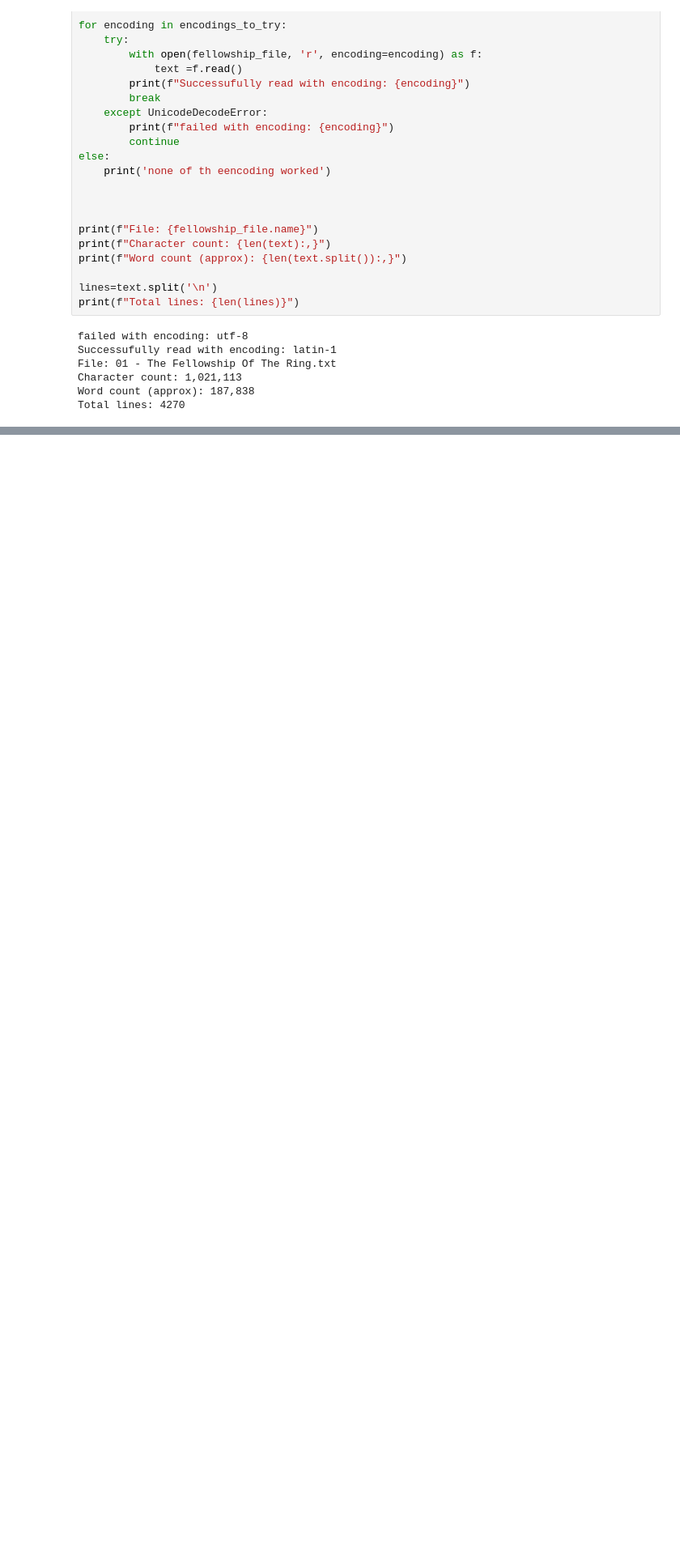
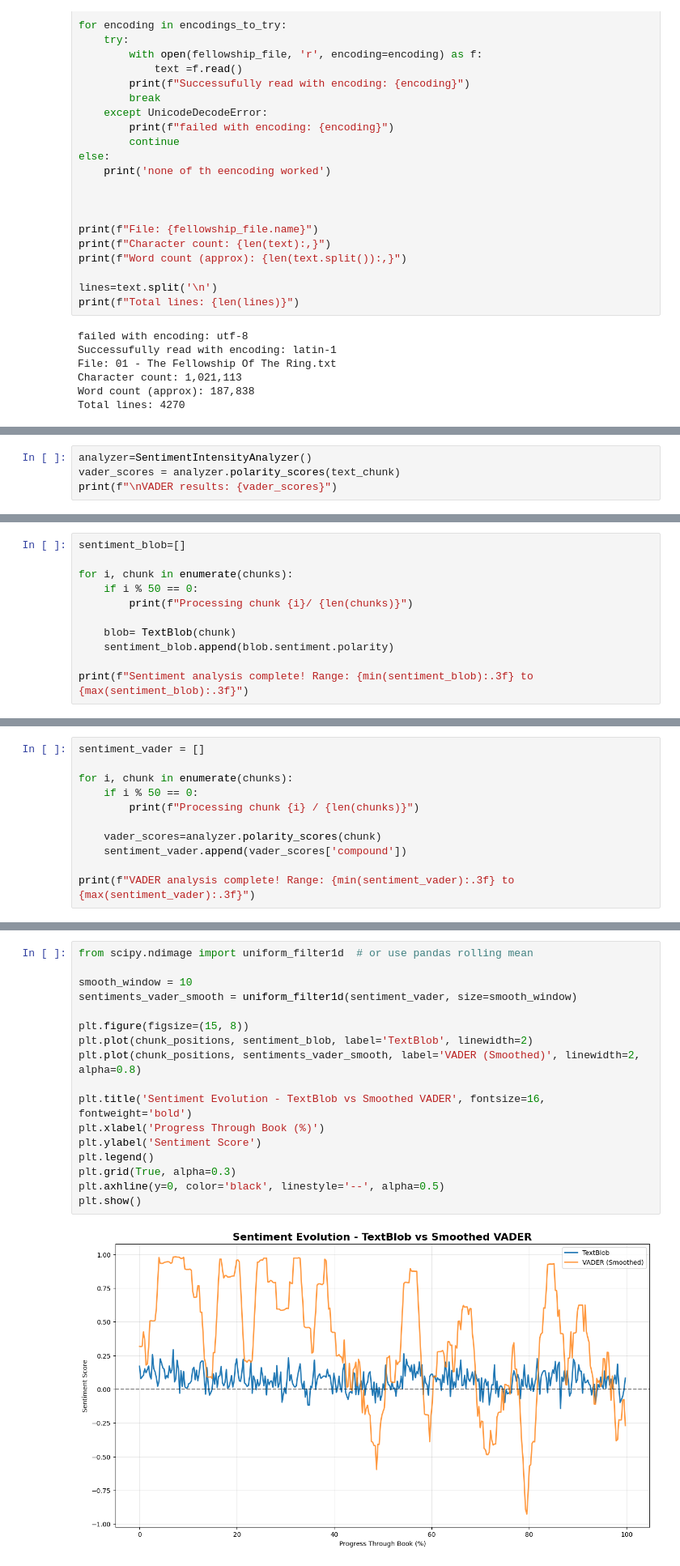
Before and after one commit to LaraN01/CAS_NLP, a Jupyter notebook: Projects/Corpus_task.ipynb, the cells around one changed output, grey strips where cells are left out. Shown at 81% size. Saved outputs shown, nothing was run; the diff lists cells and outputs as text; blank space fills up the shorter version.

```diff
--- a/Projects/Corpus_task.ipynb
+++ b/Projects/Corpus_task.ipynb
@@ -232,0 +300,4 @@ from collections import Counter
+# %%
+analyzer=SentimentIntensityAnalyzer()
+vader_scores = analyzer.polarity_scores(text_chunk)
+print(f"\nVADER results: {vader_scores}")
@@ -232,0 +333,11 @@ from collections import Counter
+# %%
+sentiment_blob=[]
+
+for i, chunk in enumerate(chunks):
+    if i % 50 == 0:
+        print(f"Processing chunk {i}/ {len(chunks)}")
+
+    blob= TextBlob(chunk)
+    sentiment_blob.append(blob.sentiment.polarity)
+
+print(f"Sentiment analysis complete! Range: {min(sentiment_blob):.3f} to {max(sentiment_blob):.3f}")
@@ -232,0 +356,11 @@ from collections import Counter
+# %%
+sentiment_vader = []
+
+for i, chunk in enumerate(chunks):
+    if i % 50 == 0:
+        print(f"Processing chunk {i} / {len(chunks)}")
+
+    vader_scores=analyzer.polarity_scores(chunk)
+    sentiment_vader.append(vader_scores['compound'])
+
+print(f"VADER analysis complete! Range: {min(sentiment_vader):.3f} to {max(sentiment_vader):.3f}")
@@ -232,0 +381,19 @@ from collections import Counter
+# %%
+from scipy.ndimage import uniform_filter1d  # or use pandas rolling mean
+
+smooth_window = 10
+sentiments_vader_smooth = uniform_filter1d(sentiment_vader, size=smooth_window)
+
+plt.figure(figsize=(15, 8))
+plt.plot(chunk_positions, sentiment_blob, label='TextBlob', linewidth=2)
+plt.plot(chunk_positions, sentiments_vader_smooth, label='VADER (Smoothed)', linewidth=2, alpha=0.8)
+
+plt.title('Sentiment Evolution - TextBlob vs Smoothed VADER', fontsize=16, fontweight='bold')
+plt.xlabel('Progress Through Book (%)')
+plt.ylabel('Sentiment Score')
+plt.legend()
+plt.grid(True, alpha=0.3)
+plt.axhline(y=0, color='black', linestyle='--', alpha=0.5)
+plt.show()
+# %% [output]
+[figure, added]
```
Also changed, not shown: parts of 27 cells of this notebook.
